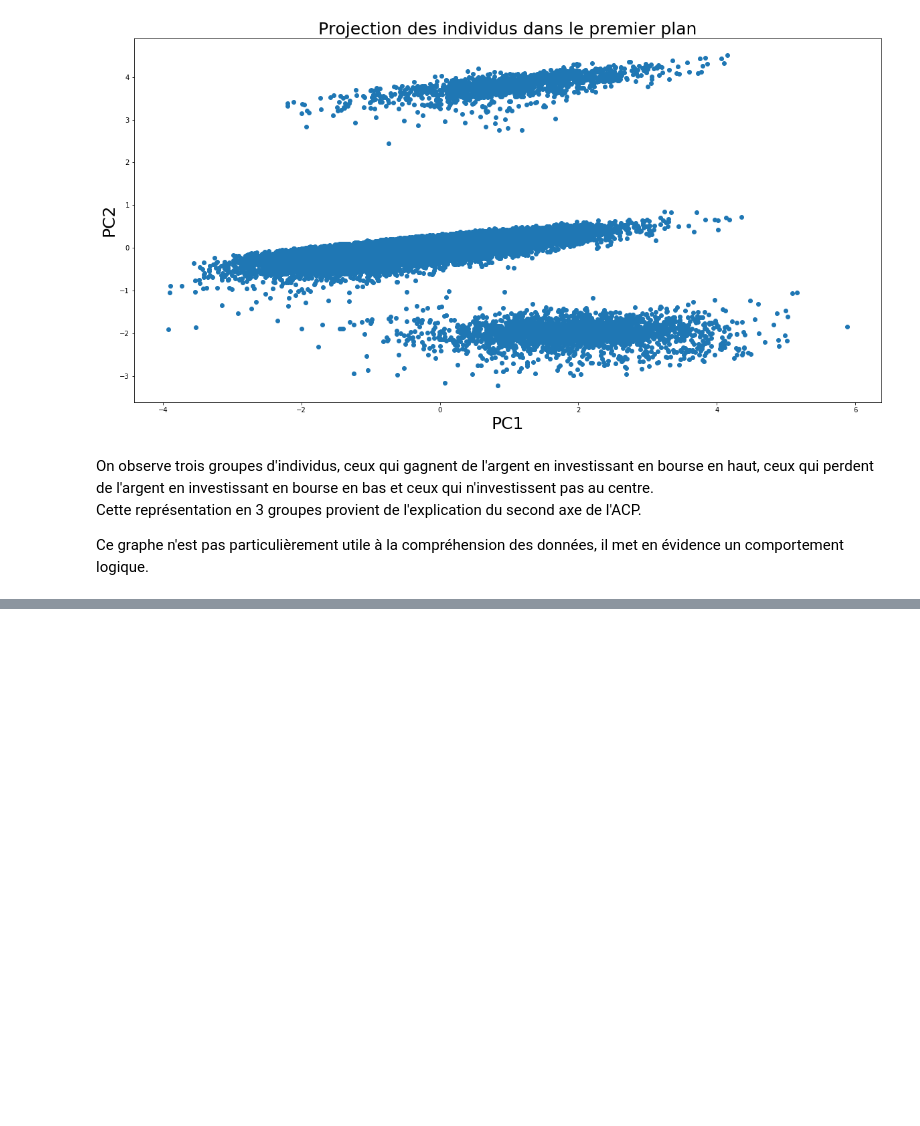
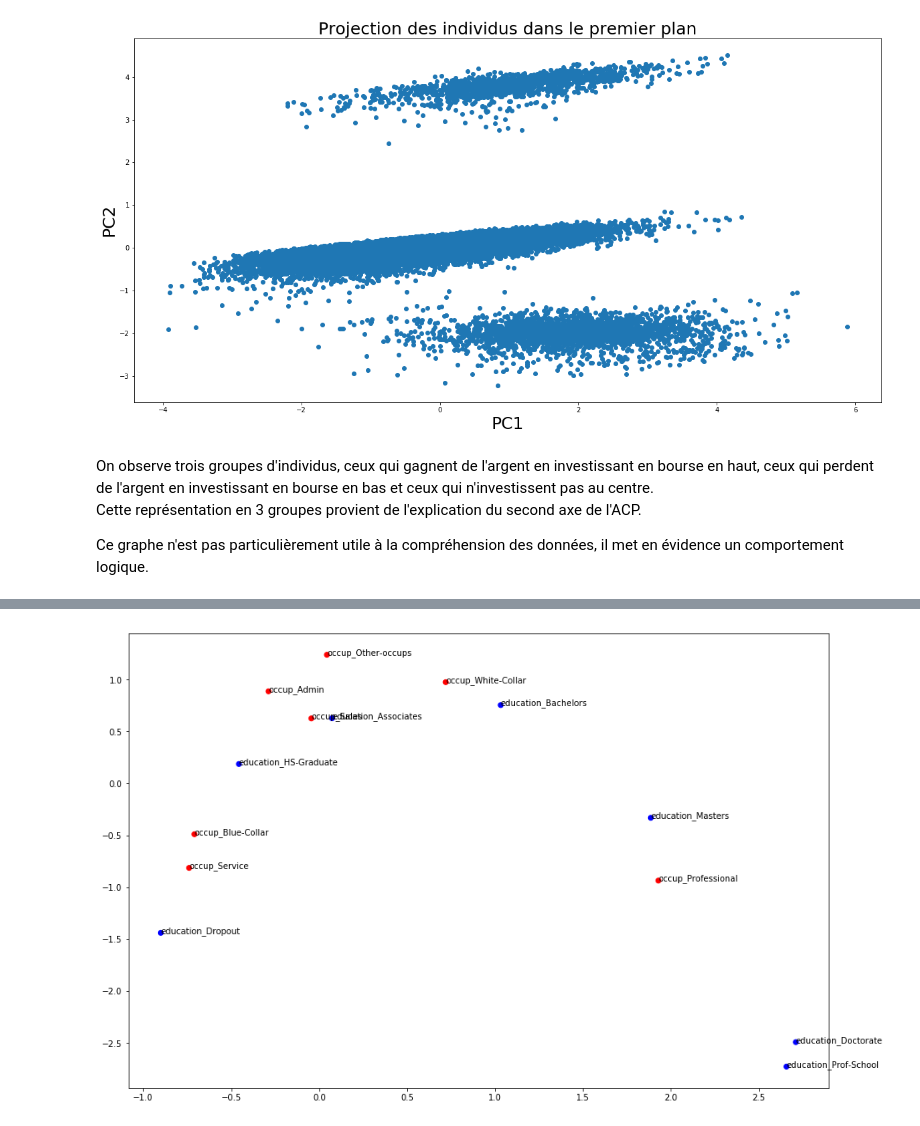
Before and after one commit to LouisDelvaux/Exploration4A, a Jupyter notebook: Adult-Census/Explo-Python-AdultCensus (PROJET).ipynb, the cells around one changed output, grey strips where cells are left out. Cells and saved outputs as stored; diff of their text form; code cells hidden in the pictures; blank space fills up the shorter version.

```diff
--- a/Adult-Census/Explo-Python-AdultCensus (PROJET).ipynb
+++ b/Adult-Census/Explo-Python-AdultCensus (PROJET).ipynb
@@ -498,0 +528,6 @@ Ce graphe n'est pas particulièrement utile à la compréhension des données, i
+# %%
+from mca import MCA
+df=dataBase[["occup","education"]]
+df.head()
+dc=pd.DataFrame(pd.get_dummies(df[["occup","education"]]))
+dc.head()
@@ -498,0 +541,11 @@ Ce graphe n'est pas particulièrement utile à la compréhension des données, i
+# %%
+mca_df = MCA(dc,benzecri=False)
+# %%
+fig, ax = plt.subplots(figsize=(15,10))
+dict_color=7*["red"]+7*["blue"]
+plt.scatter(mca_df.fs_c()[:, 0],mca_df.fs_c()[:, 1],color=dict_color)
+for i, j, nom in zip(mca_df.fs_c()[:, 0],mca_df.fs_c()[:, 1], dc.columns):
+       plt.text(i, j, nom)
+plt.show()
+# %% [output]
+[figure, added]
```
Also changed, not shown: parts of 11 cells of this notebook.
